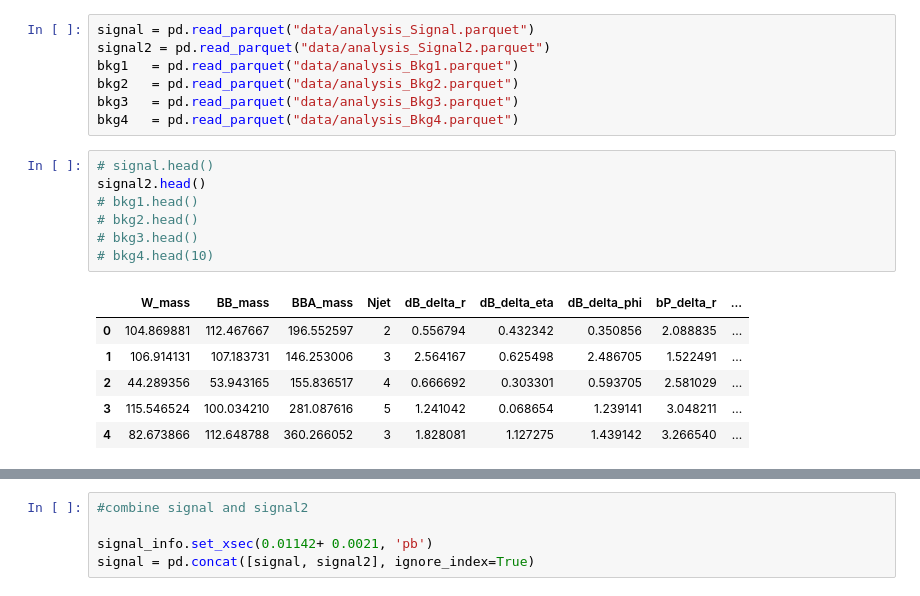
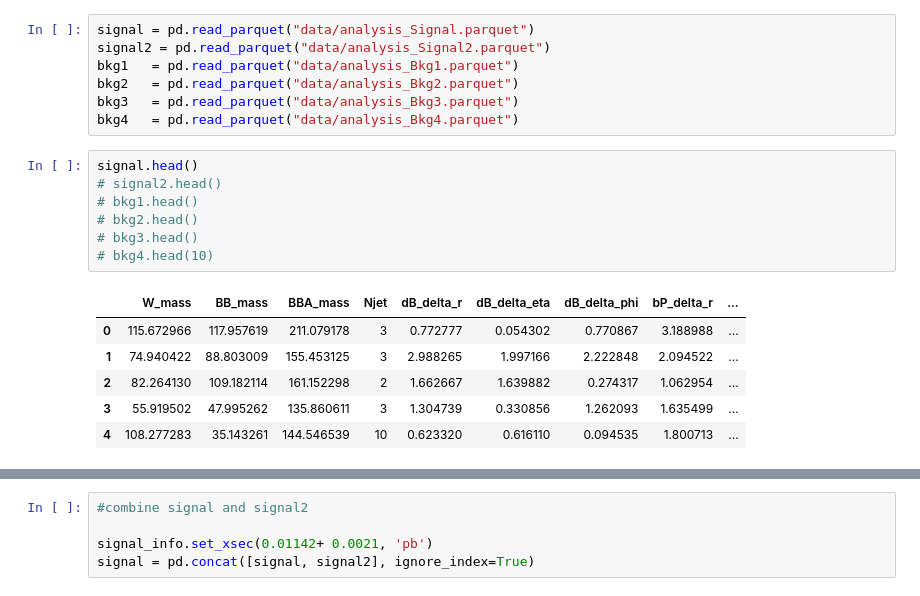
Before and after one commit to WilliamMarci/WHG_Analysis, a Jupyter notebook: plot.ipynb, the cells around one changed output, grey strips where cells are left out. Drawn from its saved outputs; the diff is of its cells as text.

```diff
--- a/plot.ipynb
+++ b/plot.ipynb
@@ -12,17 +12,17 @@ bkg2   = pd.read_parquet("data/analysis_Bkg2.parquet")
 bkg3   = pd.read_parquet("data/analysis_Bkg3.parquet")
 bkg4   = pd.read_parquet("data/analysis_Bkg4.parquet")
 # %%
-# signal.head()
-signal2.head()
+signal.head()
+# signal2.head()
 # bkg1.head()
 # bkg2.head()
 # bkg3.head()
 # bkg4.head(10)
 # %% [output]
 |  | W_mass | BB_mass | BBA_mass | Njet | dB_delta_r | dB_delta_eta | dB_delta_phi | bP_delta_r | ... |
-| 0 | 104.869881 | 112.467667 | 196.552597 | 2 | 0.556794 | 0.432342 | 0.350856 | 2.088835 | ... |
-| 1 | 106.914131 | 107.183731 | 146.253006 | 3 | 2.564167 | 0.625498 | 2.486705 | 1.522491 | ... |
-| 2 | 44.289356 | 53.943165 | 155.836517 | 4 | 0.666692 | 0.303301 | 0.593705 | 2.581029 | ... |
-| 3 | 115.546524 | 100.034210 | 281.087616 | 5 | 1.241042 | 0.068654 | 1.239141 | 3.048211 | ... |
-| 4 | 82.673866 | 112.648788 | 360.266052 | 3 | 1.828081 | 1.127275 | 1.439142 | 3.266540 | ... |
+| 0 | 115.672966 | 117.957619 | 211.079178 | 3 | 0.772777 | 0.054302 | 0.770867 | 3.188988 | ... |
+| 1 | 74.940422 | 88.803009 | 155.453125 | 3 | 2.988265 | 1.997166 | 2.222848 | 2.094522 | ... |
+| 2 | 82.264130 | 109.182114 | 161.152298 | 2 | 1.662667 | 1.639882 | 0.274317 | 1.062954 | ... |
+| 3 | 55.919502 | 47.995262 | 135.860611 | 3 | 1.304739 | 0.330856 | 1.262093 | 1.635499 | ... |
+| 4 | 108.277283 | 35.143261 | 144.546539 | 10 | 0.623320 | 0.616110 | 0.094535 | 1.800713 | ... |
 # %%
```
Also changed, not shown: parts of 12 cells of this notebook, 6 other files.
